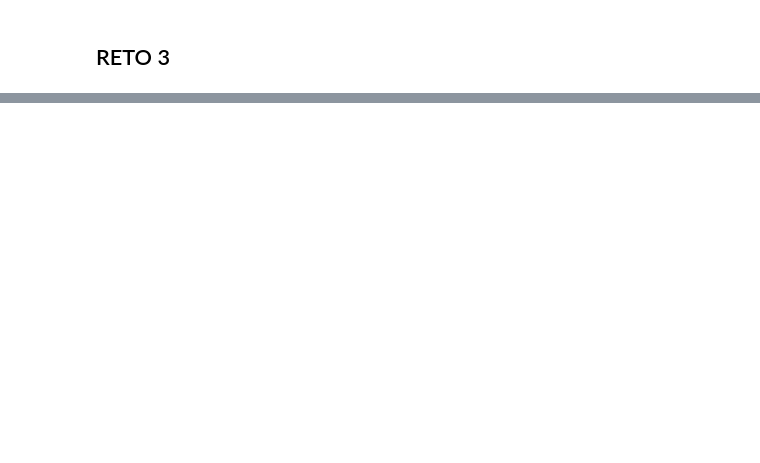
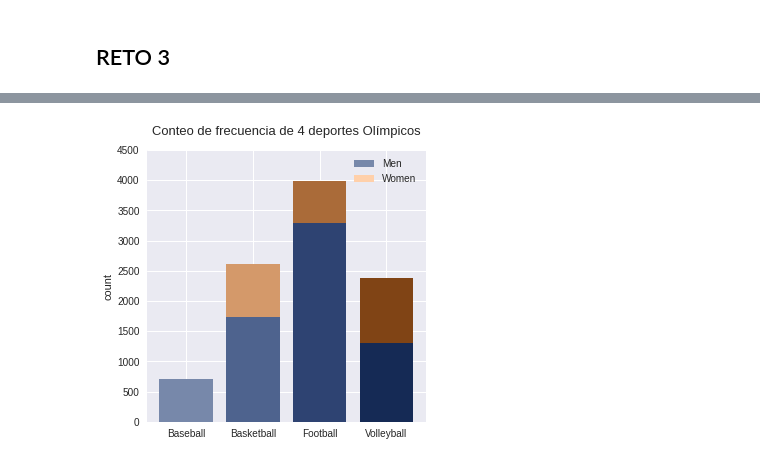
Before and after one commit to LIZZETHGOMEZ/BEDU-Santander, a Jupyter notebook: Analisis de Datos con Python/Sesion_6.ipynb, the cells around one changed output, grey strips where cells are left out. Drawn from its saved outputs; the diff is of its cells as text; code cells hidden in the pictures; blank space fills up the shorter version.

```diff
--- a/Analisis de Datos con Python/Sesion_6.ipynb
+++ b/Analisis de Datos con Python/Sesion_6.ipynb
@@ -205,0 +263,5 @@ mapa
+# %%
+df_ball_with_count = df_grouped[df_grouped['sport'].isin(['Basketball', 'Volleyball', 'Football', 'Baseball'])]
+# %%
+value_counts = df_ball_with_count.groupby(['sport', 'sex'])['count'].sum()
+value_counts
@@ -205,0 +278,3 @@ mapa
+# %%
+value_counts = value_counts.unstack(1)
+value_counts
@@ -205,0 +288,19 @@ mapa
+# %%
+value_counts = value_counts.fillna(0)
+# %%
+plt.style.use('seaborn')
+
+fig = plt.figure(figsize=(5, 5))
+ax = fig.add_subplot()
+
+plt1 = ax.bar(value_counts.index, value_counts['M'], label='M',
+              color=["#7788AA","#4E638E","#2E4372","#152A55"])
+plt2 = ax.bar(value_counts.index, value_counts['F'], bottom=value_counts['M'],
+              color=["#FFD0AA", "#D4996A", "#AA6B39", "#804415"])
+
+ax.set_ylabel('count')
+ax.set_title('Conteo de frecuencia de 4 deportes Olímpicos', fontsize=13, pad=15);
+plt.legend((plt1[0], plt2[0]), ('Men', 'Women'));
+ax.set_ylim(0, 4500);
+# %% [output]
+[figure, added]
```
Also changed, not shown: parts of 18 cells of this notebook.
